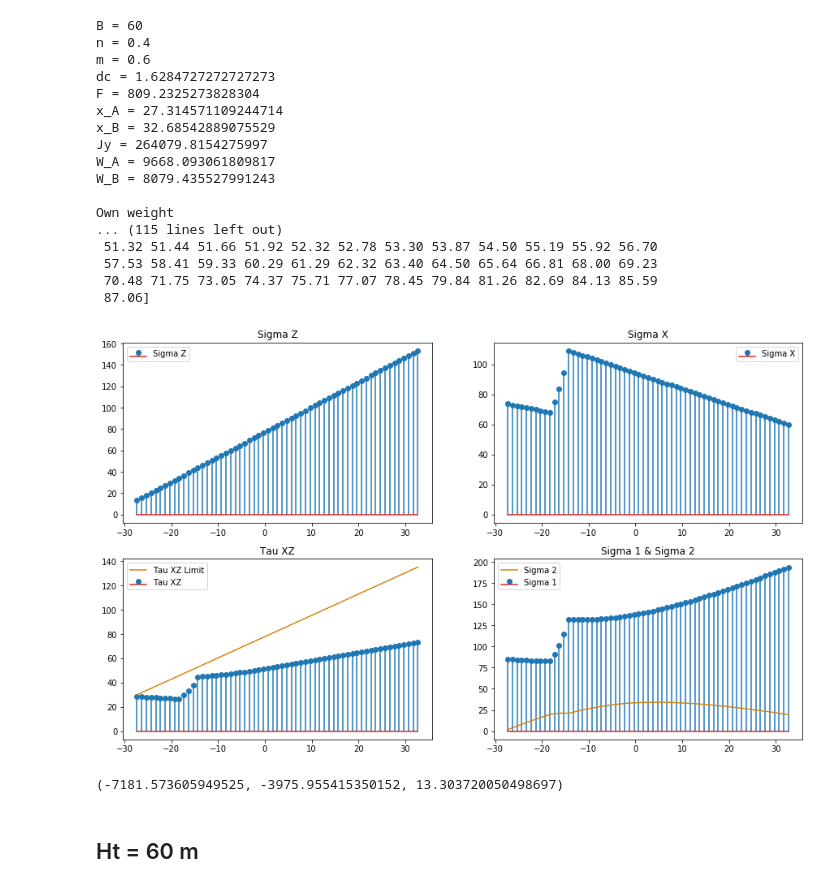
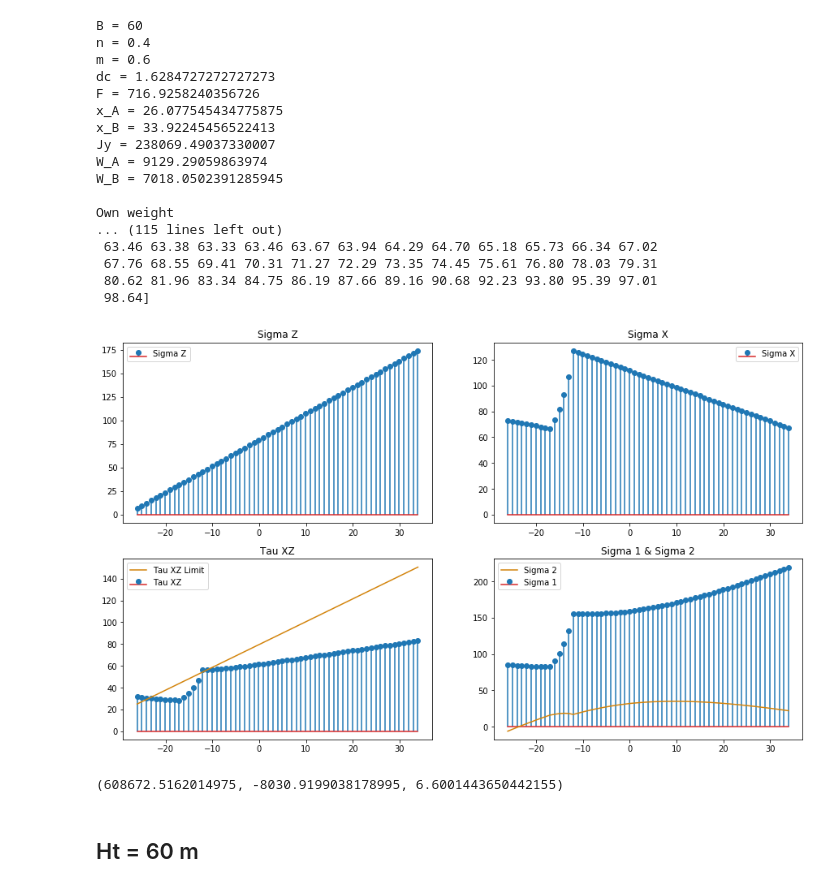
Before and after one commit to George-Mounts/bachelor_project, a Jupyter notebook: 3_better_function.ipynb, the cells around one changed output. Cells and saved outputs as stored; diff of their text form; code cells hidden in the pictures.

```diff
--- a/3_better_function.ipynb
+++ b/3_better_function.ipynb
@@ -45,11 +8,28 @@ ec = 1 #meters
 # %%
-def static_calc(output=None, print_init=False, print_var=False, print_results=False, plots=False):
+def static_calc(B=60, n=0.4, Ht=60, d=10, D=20, sigma_z_allow=10,
+    output=None, print_init=False, print_var=False, print_results=False, plots=False):
+
+    const_pi = 3.1415
+    b = 0.15 * Ht
+    H2 = 105.2 - 98 # = 7.2 meters
+    Bc = 10 #meters
+
+    hw = 0.8 #meters
 
     Lw = 11 * hw #in meters
     dhw = const_pi * hw ** 2 / Lw #in meters
     m = B / Ht - n
     dc = hw + dhw + 0.6 #meters
-    #ec = 0.5 #meters
+    ec = 1 #meters
+
+    W_ice = 10 #in tons / m
+    h_ice = 1 #in meters
+    H_allu = 24 #in meters - Alluvium layer thickness
+
+    #density
+    dens_c = 2.4 #tons / m ** 3 - Concrete
+    dens_w = 1 #ton / m ** 3 - Water
+    dens_allu = 1.05 #tons / m ** 3 - Alluvium
 
     sqrt1n = sqrt(1 + n ** 2)
     a = (D - d) / 2
@@ -357,45 +337,45 @@ def static_calc(output=None, print_init=False, print_var=False, print_results=Fa
         plt.show()
 
 #return values
 
     if output == None:
         return None
     if output == "G":
         return G1 + G2 + G3 + G4 + G5 + G6
     if output == "no_stretch_eq":
         return no_stretch_eq
     if output == "sustainability":
         return sustainability
     if output == "sigma_zA":
         return sigma_zA
     if output == "sigma_xc1":
         return sigma_x[C1]
     if output == "tau_xz_check":
         return tau_xz_check
     if output == "fullset":
         return no_stretch_eq, sustainability, sigma_zA
 
 static_calc(output="fullset", print_init=True, print_var=True, print_results=True, plots=True)
 # %% [output]
 B = 60
 n = 0.4
 m = 0.6
 dc = 1.6284727272727273
-F = 809.2325273828304
-x_A = 27.314571109244714
-x_B = 32.68542889075529
-Jy = 264079.8154275997
-W_A = 9668.093061809817
-W_B = 8079.435527991243
+F = 716.9258240356726
+x_A = 26.077545434775875
+x_B = 33.92245456522413
+Jy = 238069.49037330007
+W_A = 9129.29059863974
+W_B = 7018.0502391285945
 
 Own weight
 ... (115 lines left out)
- 51.32 51.44 51.66 51.92 52.32 52.78 53.30 53.87 54.50 55.19 55.92 56.70
- 57.53 58.41 59.33 60.29 61.29 62.32 63.40 64.50 65.64 66.81 68.00 69.23
- 70.48 71.75 73.05 74.37 75.71 77.07 78.45 79.84 81.26 82.69 84.13 85.59
- 87.06]
+ 63.46 63.38 63.33 63.46 63.67 63.94 64.29 64.70 65.18 65.73 66.34 67.02
+ 67.76 68.55 69.41 70.31 71.27 72.29 73.35 74.45 75.61 76.80 78.03 79.31
+ 80.62 81.96 83.34 84.75 86.19 87.66 89.16 90.68 92.23 93.80 95.39 97.01
+ 98.64]
-[figure, old version]
+[figure, new version]
-(-7181.573605949525, -3975.955415350152, 13.303720050498697)
+(608672.5162014975, -8030.9199038178995, 6.6001443650442155)
 # %% [markdown]
 ## Ht = 60 m
 # %%
```
Also changed, not shown: parts of 29 cells of this notebook.
